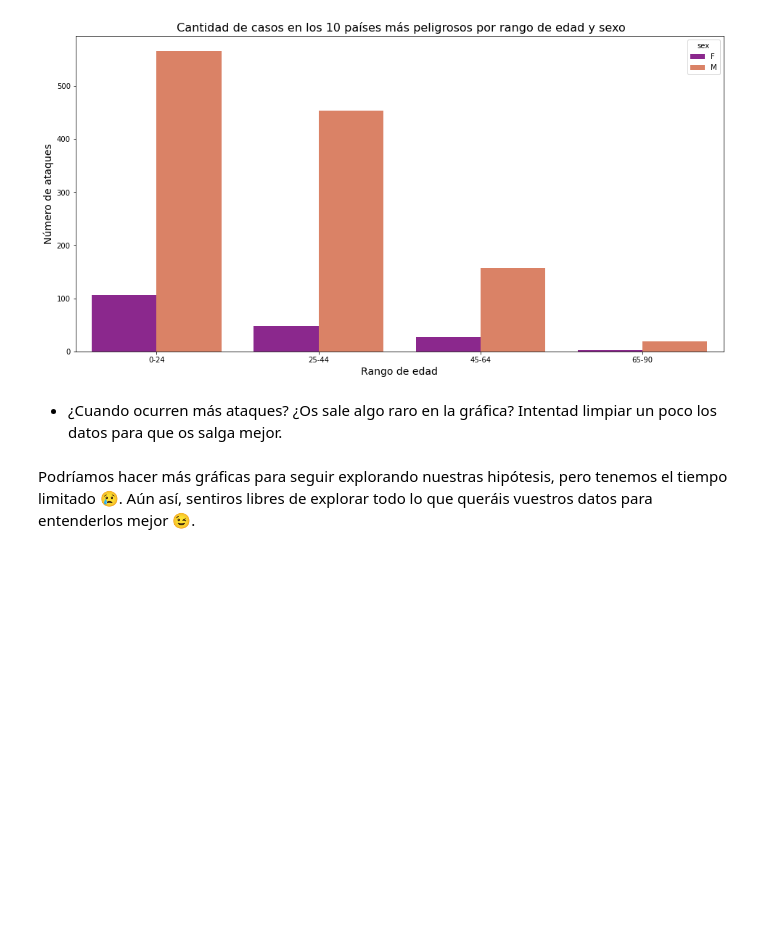
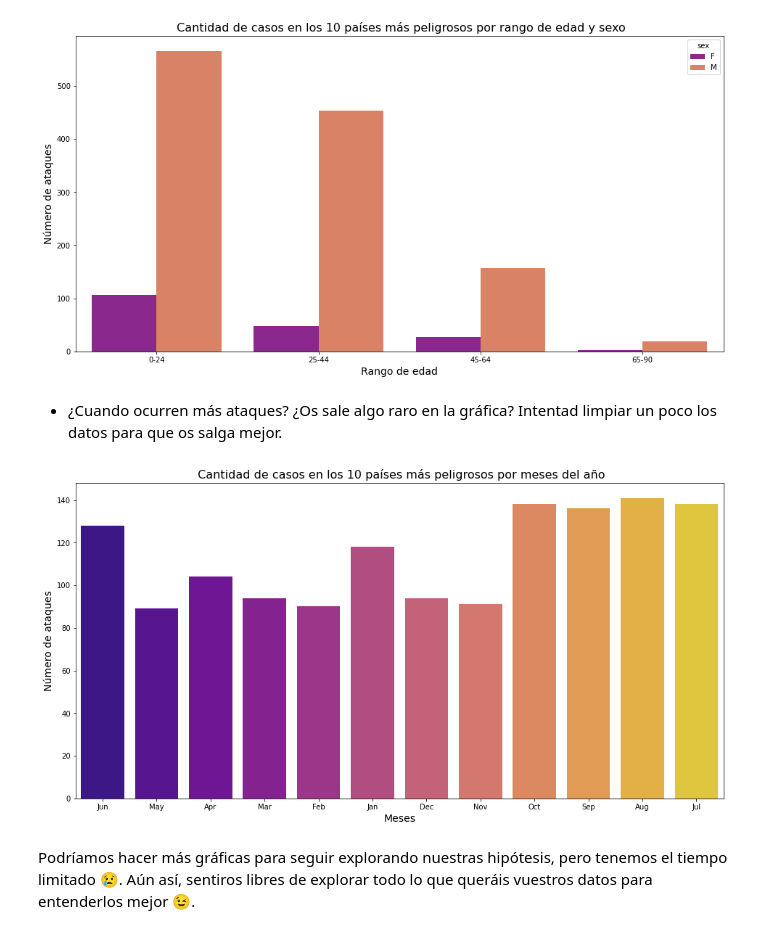
Before and after one commit to Adalab/DA-promo-c-modulo-2-sprint-2-Gadea-Laura, a Jupyter notebook: EDA/EDA-3-Análisis-exploratorio-grafico.ipynb, the cells around one changed output. Saved outputs shown, nothing was run; the diff lists cells and outputs as text; code cells hidden in the pictures; blank space fills up the shorter version.

```diff
--- a/EDA/EDA-3-Análisis-exploratorio-grafico.ipynb
+++ b/EDA/EDA-3-Análisis-exploratorio-grafico.ipynb
@@ -188,5 +188,15 @@ plt.show()
 [figure]
 # %% [markdown]
 - ¿Cuando ocurren más ataques? ¿Os sale algo raro en la gráfica? Intentad limpiar un poco los datos para que os salga mejor.
+# %%
+sns.countplot(x = df_country['month'], palette = 'plasma')
+
+plt.title(" Cantidad de casos en los 10 países más peligrosos por meses del año", fontsize = 16)
+plt.xlabel("Meses", fontsize = 14)
+plt.ylabel("Número de ataques", fontsize = 14)
+
+plt.show()
+# %% [output]
+[figure, added]
 # %% [markdown]
 Podríamos hacer más gráficas para seguir explorando nuestras hipótesis, pero tenemos el tiempo limitado 😢. Aún así, sentiros libres de explorar todo lo que queráis vuestros datos para entenderlos mejor 😉.
```
